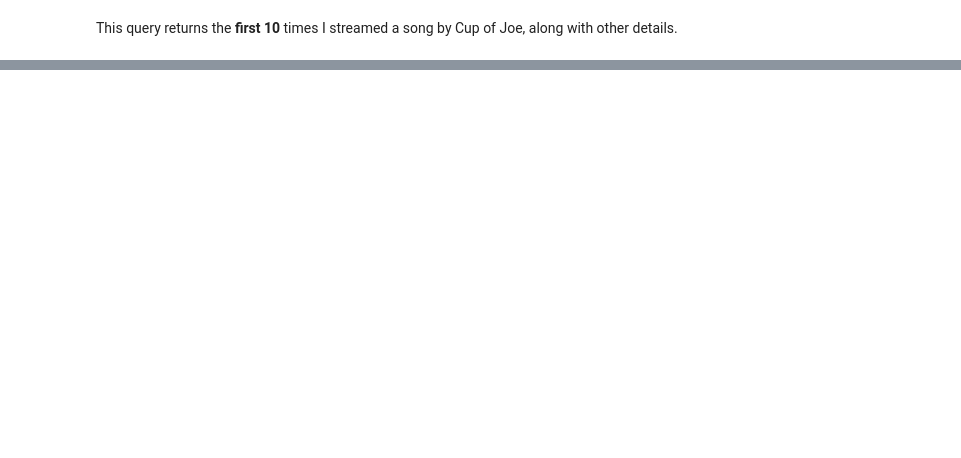
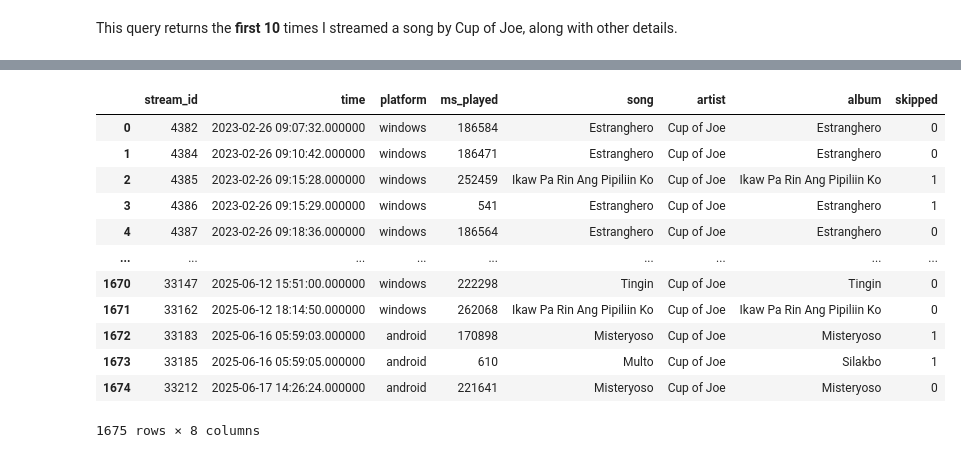
Before and after one commit to ShdwBrngr/YouTube-and-Spotify-Data-Analysis, a Jupyter notebook: sptfy_analysis.ipynb, the cells around one changed output, grey strips where cells are left out. Drawn from its saved outputs; the diff is of its cells as text; code cells hidden in the pictures; blank space fills up the shorter version.

```diff
--- a/sptfy_analysis.ipynb
+++ b/sptfy_analysis.ipynb
@@ -491,0 +629,23 @@ This query returns the **first 10** times I streamed a song by Cup of Joe, along
+# %%
+# 5. Find all streams from Cup of Joe.
+query = """
+        SELECT *
+        FROM streaming_history
+        WHERE artist = "Cup of Joe";
+        """
+
+stream_query(query)
+# %% [output]
+|  | stream_id | time | platform | ms_played | song | artist | album | skipped |
+| 0 | 4382 | 2023-02-26 09:07:32.000000 | windows | 186584 | Estranghero | Cup of Joe | Estranghero | 0 |
+| 1 | 4384 | 2023-02-26 09:10:42.000000 | windows | 186471 | Estranghero | Cup of Joe | Estranghero | 0 |
+| 2 | 4385 | 2023-02-26 09:15:28.000000 | windows | 252459 | Ikaw Pa Rin Ang Pipiliin Ko | Cup of Joe | Ikaw Pa Rin Ang Pipiliin Ko | 1 |
+| 3 | 4386 | 2023-02-26 09:15:29.000000 | windows | 541 | Estranghero | Cup of Joe | Estranghero | 1 |
+| 4 | 4387 | 2023-02-26 09:18:36.000000 | windows | 186564 | Estranghero | Cup of Joe | Estranghero | 0 |
+| ... | ... | ... | ... | ... | ... | ... | ... | ... |
+| 1670 | 33147 | 2025-06-12 15:51:00.000000 | windows | 222298 | Tingin | Cup of Joe | Tingin | 0 |
+| 1671 | 33162 | 2025-06-12 18:14:50.000000 | windows | 262068 | Ikaw Pa Rin Ang Pipiliin Ko | Cup of Joe | Ikaw Pa Rin Ang Pipiliin Ko | 0 |
+| 1672 | 33183 | 2025-06-16 05:59:03.000000 | android | 170898 | Misteryoso | Cup of Joe | Misteryoso | 1 |
+| 1673 | 33185 | 2025-06-16 05:59:05.000000 | android | 610 | Multo | Cup of Joe | Silakbo | 1 |
+| 1674 | 33212 | 2025-06-17 14:26:24.000000 | android | 221641 | Misteryoso | Cup of Joe | Misteryoso | 0 |
+1675 rows × 8 columns
```
Also changed, not shown: parts of 27 cells of this notebook, 1 other file.
